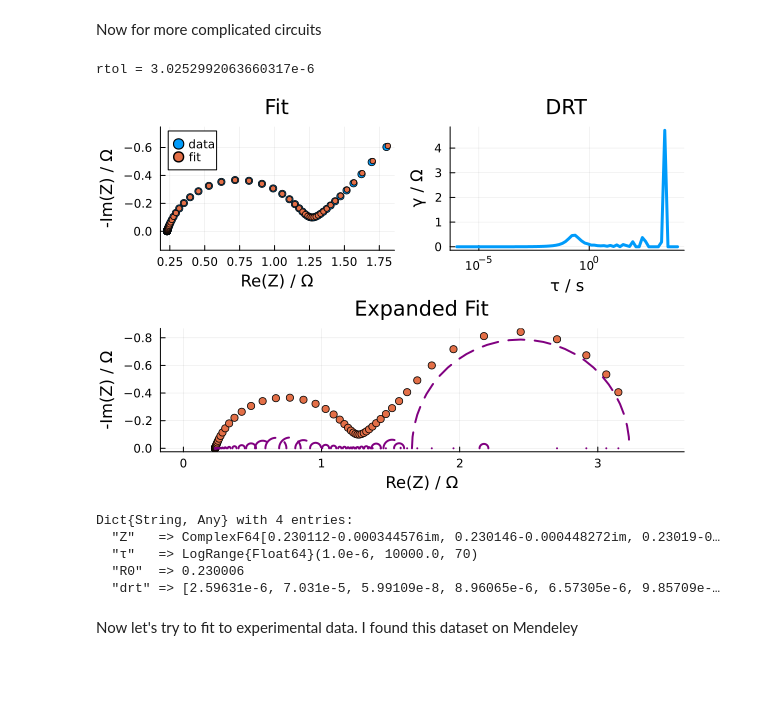
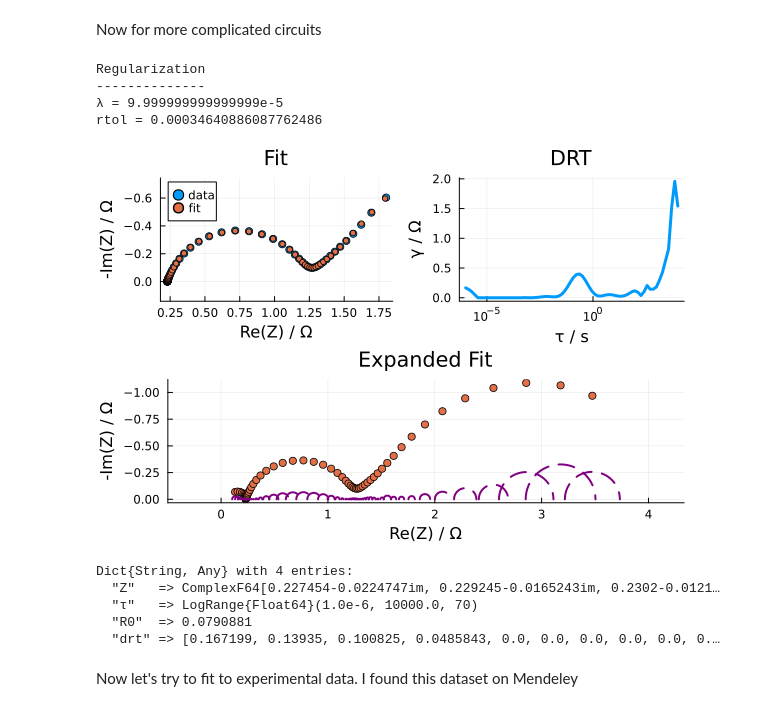
Before and after one commit to bdamerau/EISAnalysis.jl, a Jupyter notebook: Notebooks/DRT.ipynb, the cells around one changed output. Cells and saved outputs as stored; diff of their text form; code cells hidden in the pictures; blank space fills up the shorter version.

```diff
--- a/Notebooks/DRT.ipynb
+++ b/Notebooks/DRT.ipynb
@@ -48,15 +47,18 @@ Dict{String, Any} with 4 entries:
 Now for more complicated circuits
 # %%
 randles_circuit = 0.23r-(r-0.025ws^80)/0.2q
-randles_fit = compute_drt(randles_circuit.ω,randles_circuit.Z;regularization=false)
+randles_fit = compute_drt(randles_circuit.ω,randles_circuit.Z;regularization=true)
 # %% [output]
-rtol = 3.0252992063660317e-6
+Regularization
+--------------
+λ = 9.999999999999999e-5
+rtol = 0.00034640886087762486
-[figure, old version]
+[figure, new version]
 Dict{String, Any} with 4 entries:
-  "Z"   => ComplexF64[0.230112-0.000344576im, 0.230146-0.000448272im, 0.23019-0…
+  "Z"   => ComplexF64[0.227454-0.0224747im, 0.229245-0.0165243im, 0.2302-0.0121…
   "τ"   => LogRange{Float64}(1.0e-6, 10000.0, 70)
-  "R0"  => 0.230006
-  "drt" => [2.59631e-6, 7.031e-5, 5.99109e-8, 8.96065e-6, 6.57305e-6, 9.85709e-…
+  "R0"  => 0.0790881
+  "drt" => [0.167199, 0.13935, 0.100825, 0.0485843, 0.0, 0.0, 0.0, 0.0, 0.0, 0.…
 # %% [markdown]
 Now let's try to fit to experimental data. I found this dataset on Mendeley
 # %%
```
Also changed, not shown: parts of 3 cells of this notebook, 5 other files.
